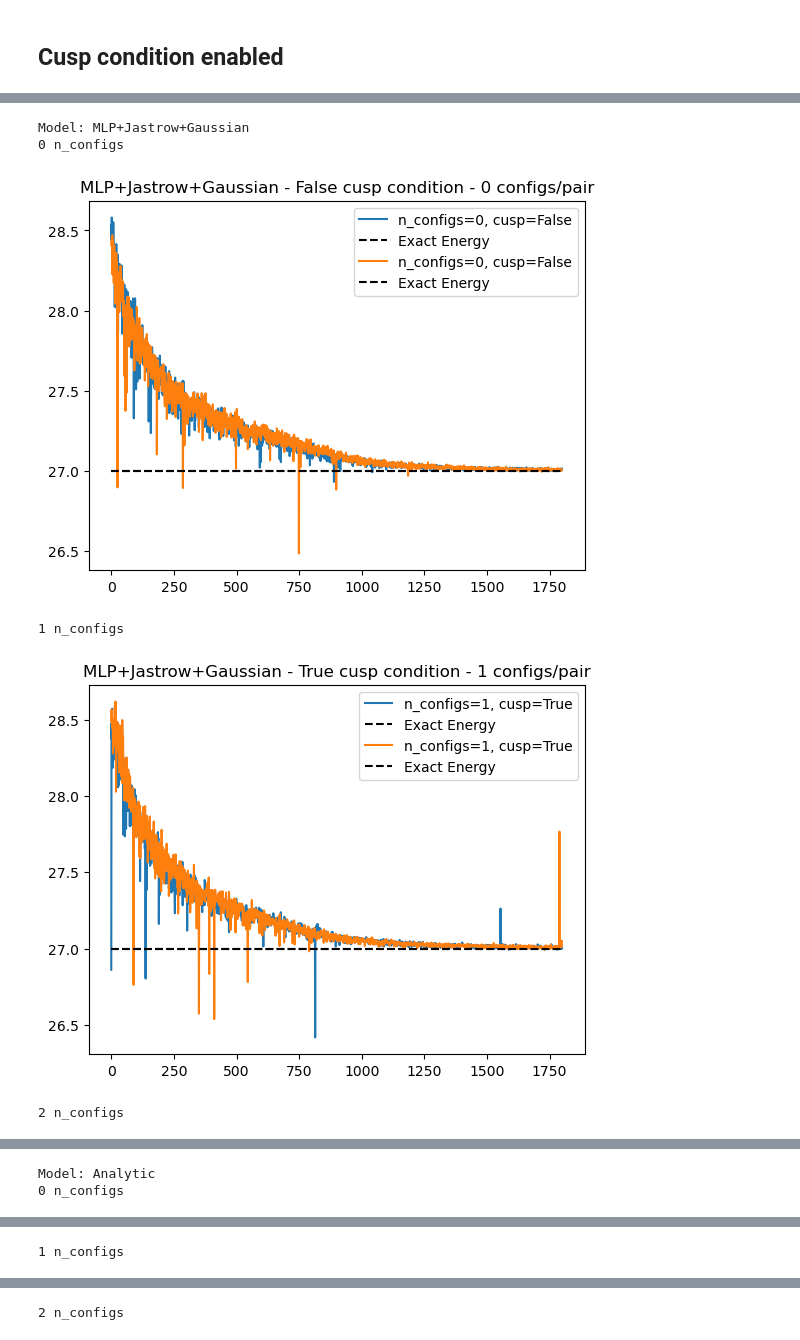
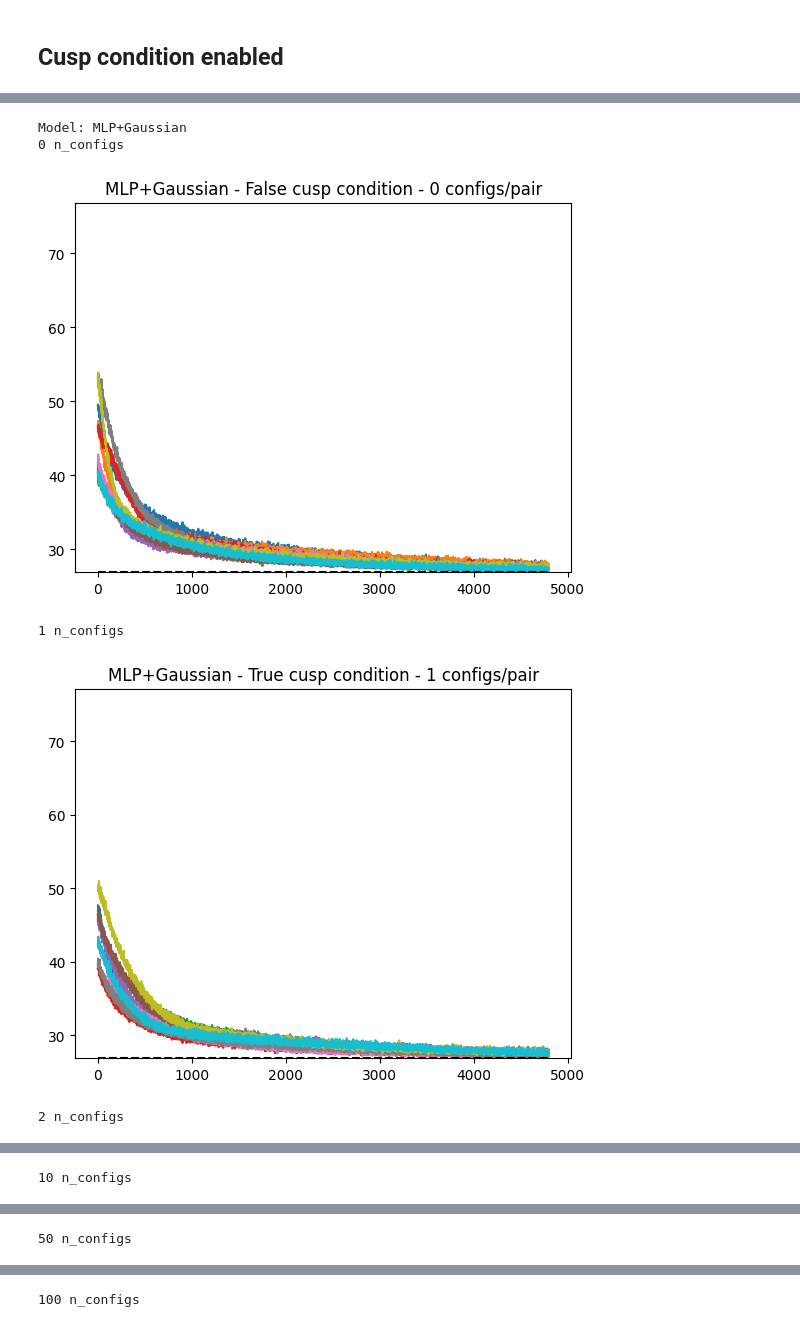
Before and after one commit to pfargas/qvarnet, a Jupyter notebook: notebooks/scripts/cs_model_new.ipynb, the cells around one changed output, grey strips where cells are left out. Cells and saved outputs as stored; diff of their text form; code cells hidden in the pictures.

```diff
--- a/notebooks/scripts/cs_model_new.ipynb
+++ b/notebooks/scripts/cs_model_new.ipynb
@@ -99,17 +112,20 @@ sampler_params = {
+# %%
+EPSILON = 1e-2
+ALPHA   = 1
 # %% [markdown]
 ## Training
 # %%
 def train_helper(model, epochs, seed1, seed2, with_cusp_condition, n_configs_per_pair, cusp_config=None):
     _cusp_config = CuspConfig(
-            epsilon=1e-4,
+            epsilon=EPSILON,
             n_configs_per_pair=n_configs_per_pair,
             rng_seed=seed2,
-            alpha=0.1,
+            alpha=ALPHA,
             n=2,       # exponent of the cusp potential term. n -> 1/r^n
             C_n=L,     # expected value of the cusp condition coefficient C_n
         ) if with_cusp_condition else None
 
-    _cusp_config = cusp_config if with_cusp_condition else None
+    # _cusp_config = cusp_config if with_cusp_condition else None
     cfg = TrainingConfig(
         n_epochs=epochs,
         rng_seed=seed1,
@@ -135,17 +151,26 @@ def train_helper(model, epochs, seed1, seed2, with_cusp_condition, n_configs_per
 # %% [markdown]
 ## Cusp condition enabled
 # %%
-analytic_model        = CalogeroSutherlandAnalyticModel(lambda_init=LAMBDA_INIT)
-mlp_gaussian          = LogExponentialMLPwithGaussianPenalty(architecture = [N_PARTICLES, 128, 1])
-mlp_jastrow_gaussian  = JastrowLogExponentialMLPwithGaussianPenalty(architecture = [N_PARTICLES, 128, 1], lambda_init=LAMBDA_INIT)
+analytic_model = CalogeroSutherlandAnalyticModel(lambda_init=LAMBDA_INIT)
+mlp_gaussian = LogWavefunction(
+    transform=NoBoundary(),
+    network=MLP(hidden=[128]),
+    envelope=GaussianEnvelope(),
+)
+mlp_jastrow_gaussian = LogWavefunction(
+    transform=NoBoundary(),
+    network=MLP(hidden=[128]),
+    envelope=GaussianEnvelope(),
+    jastrow=LogJastrow(n_particles=N_PARTICLES, lambda_init=LAMBDA_INIT),
+)
 
 models = {
-    "MLP+Jastrow+Gaussian": mlp_jastrow_gaussian,
-    "Analytic": analytic_model,
+    # "MLP+Jastrow+Gaussian": mlp_jastrow_gaussian,
+    # "Analytic": analytic_model,
     "MLP+Gaussian": mlp_gaussian,
 }
 
-n_configs_per_pair = [0, 1, 2]
+n_configs_per_pair = [0, 1,2,10,50, 100]
 
 
 class ResultsCollector:
@@ -174,7 +199,7 @@ collector = ResultsCollector()
 for model_name, model in models.items():
     for n_configs in n_configs_per_pair:
         print(n_configs)
-        current_seeds = np.random.randint(0, 10000, size=(2, 2))
+        current_seeds = np.random.randint(0, 10000, size=(10, 2))
         if n_configs == 0:
             with_cusp = False  # only cusp condition runs when n_configs=0
         else:
@@ -182,13 +207,9 @@ for model_name, model in models.items():
         for seed_tuple in current_seeds:
             print(f"Training {model_name} | n_configs={n_configs} | cusp={with_cusp} | seeds={seed_tuple}")
             history = train_helper(
-                model=model, epochs=2000,
+                model=model, epochs=5_000,
                 seed1=seed_tuple[0], seed2=seed_tuple[1],
                 with_cusp_condition=with_cusp,
                 n_configs_per_pair=n_configs,
             )
-            if model_name == "MLP+Jastrow+Gaussian" or model_name == "Analytic":
-                lambda_values = [float(s.params["params"]["lam"]) for s in history]
-                plt.plot(lambda_values, label=f"n_configs={n_configs}, cusp={with_cusp}")
-                plt.show()
             collector.add_result(model_name, n_configs, history, with_cusp)
@@ -212,25 +216,25 @@ Training MLP+Jastrow+Gaussian | n_configs=2 | cusp=True | seeds=[6742 6294]
 # %%
 CUTOFF = 200  # skip the first 200 epochs for plotting, as they are usually very noisy and can have large energy values that mess up the scale of the plots
 
 for model_name, model_results in collector.results.items():
     print(f"Model: {model_name}")
     # if model_name == "Analytic":
     for n_configs, results in model_results.items():
         print(n_configs, "n_configs")
         for result in results:
             plt.plot(result["energy"][CUTOFF:], label=f"n_configs={n_configs}, cusp={result['cusp']}")
-            plt.hlines(E_EXACT_TOTAL, 0, len(result["energy"])-CUTOFF, colors='k', linestyles='dashed', label="Exact Energy")
             if model_name == "Analytic":
                 plt.ylim(E_EXACT_TOTAL-0.001, E_EXACT_TOTAL+0.01)
             elif model_name == "MLP+Gaussian":
-                plt.ylim(E_EXACT_TOTAL-0.1, min(result["energy"])+15)
+                plt.ylim(E_EXACT_TOTAL-0.1, min(result["energy"])+50)
+        plt.hlines(E_EXACT_TOTAL, 0, len(result["energy"])-CUTOFF, colors='k', linestyles='dashed', label="Exact Energy")
         plt.title(f"{model_name} - {results[0]['cusp']} cusp condition - {n_configs} configs/pair")
-        plt.legend()
+        # plt.legend()
         plt.show()
 # %% [output]
-Model: MLP+Jastrow+Gaussian
+Model: MLP+Gaussian
 0 n_configs
-[figure, old version]
+[figure, new version]
 1 n_configs
-[figure, old version]
+[figure, new version]
 2 n_configs
@@ -238,2 +242 @@ Model: MLP+Jastrow+Gaussian
-Model: Analytic
-0 n_configs
+10 n_configs
@@ -241 +244 @@ Model: Analytic
-1 n_configs
+50 n_configs
@@ -243 +246 @@ Model: Analytic
-2 n_configs
+100 n_configs
```
Also changed, not shown: parts of 9 cells of this notebook, 34 other files.
